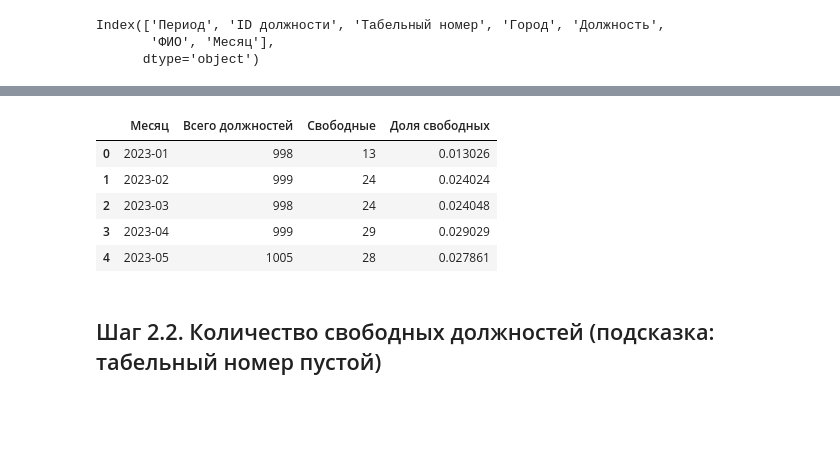
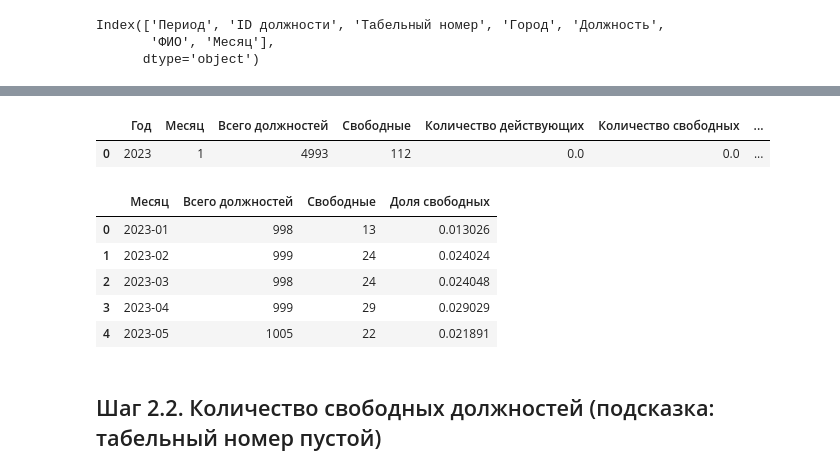
Before and after one commit to liliya-star/analyst-staff-analysis, a Jupyter notebook: analyst_test_case.ipynb, the cells around one changed output, grey strips where cells are left out. Saved outputs shown, nothing was run; the diff lists cells and outputs as text; code cells hidden in the pictures; blank space fills up the shorter version.

```diff
--- a/analyst_test_case.ipynb
+++ b/analyst_test_case.ipynb
@@ -300,0 +404,7 @@ pivot_active
+# %%
+df_merge['Количество свободных'] = df_merge['Количество свободных'].fillna(0)
+df_merge['Количество действующих'] = df_merge['Количество действующих'].fillna(0)
+
+df_merge['Доля свободных'] = df_merge['Количество свободных'] / (
+    df_merge['Количество свободных'] + df_merge['Количество действующих']
+)
@@ -300,0 +415,8 @@ pivot_active
+# %%
+df_merge['Период'] = df_with_geo['Период']
+# %%
+df_merge['Год'] = pd.to_datetime(df_merge["Период"], errors='coerce').dt.year
+df_merge['Месяц'] = pd.to_datetime(df_merge["Период"], errors='coerce').dt.month.astype('int')
+# %%
+display(df_merge.head(10))
+df_merge = df_merge.sort_values(by=['Год', 'Месяц'])
@@ -301,36 +430,55 @@ pivot_active
+# %%
+df_summary = (
+    df_merge
+    .groupby(['Год', 'Месяц'], as_index=False)
+    .agg({
+        'Всего должностей': 'sum',
+        'Свободные': 'sum',
+        'Количество действующих': 'sum',
+        'Количество свободных': 'sum'
+    })
+)
+df_summary['Доля свободных'] = df_summary['Количество свободных'] / (
+    df_summary['Количество свободных'] + df_summary['Количество действующих']
+)
+display(df_summary)
+# %% [output]
+|  | Год | Месяц | Всего должностей | Свободные | Количество действующих | Количество свободных | ... |
+| 0 | 2023 | 1 | 4993 | 112 | 0.0 | 0.0 | ... |
 # %%
 # Общее количество должностей
-pivot = df_staff_cleaned.pivot_table(
+
+pivot = df_with_reserve.pivot_table(
     index='Месяц',
     values='Должность',
     aggfunc='count'
 ).rename(columns={'Должность': 'Всего должностей'}).reset_index()
 
 # Свободные должности — там, где табельный номер отсутствует
-free = df_staff_cleaned[df_staff_cleaned['Табельный номер'].isna()].pivot_table(
+free = df_with_reserve[df_with_reserve['Табельный номер'].isna()].pivot_table(
     index='Месяц',
     values='Должность',
     aggfunc='count'
 ).rename(columns={'Должность': 'Свободные'}).reset_index()
 
 # Объединяем и считаем долю
 if free.empty or 'Свободные' not in free.columns:
     df_merge = pivot.copy()
     df_merge['Свободные'] = 0
     df_merge['Доля свободных'] = 0.0
 else:
     df_merge = pd.merge(pivot, free, on='Месяц', how='left').fillna(0)
     df_merge['Свободные'] = df_merge['Свободные'].astype(int)
     df_merge['Доля свободных'] = df_merge['Свободные'] / df_merge['Всего должностей']
 
 display(df_merge)
 # %% [output]
 |  | Месяц | Всего должностей | Свободные | Доля свободных |
 | 0 | 2023-01 | 998 | 13 | 0.013026 |
 | 1 | 2023-02 | 999 | 24 | 0.024024 |
 | 2 | 2023-03 | 998 | 24 | 0.024048 |
 | 3 | 2023-04 | 999 | 29 | 0.029029 |
-| 4 | 2023-05 | 1005 | 28 | 0.027861 |
+| 4 | 2023-05 | 1005 | 22 | 0.021891 |
 # %% [markdown]
 ## Шаг 2.2. Количество свободных должностей (подсказка: табельный номер пустой)
 # %% [markdown]
```
Also changed, not shown: parts of 23 cells of this notebook.
